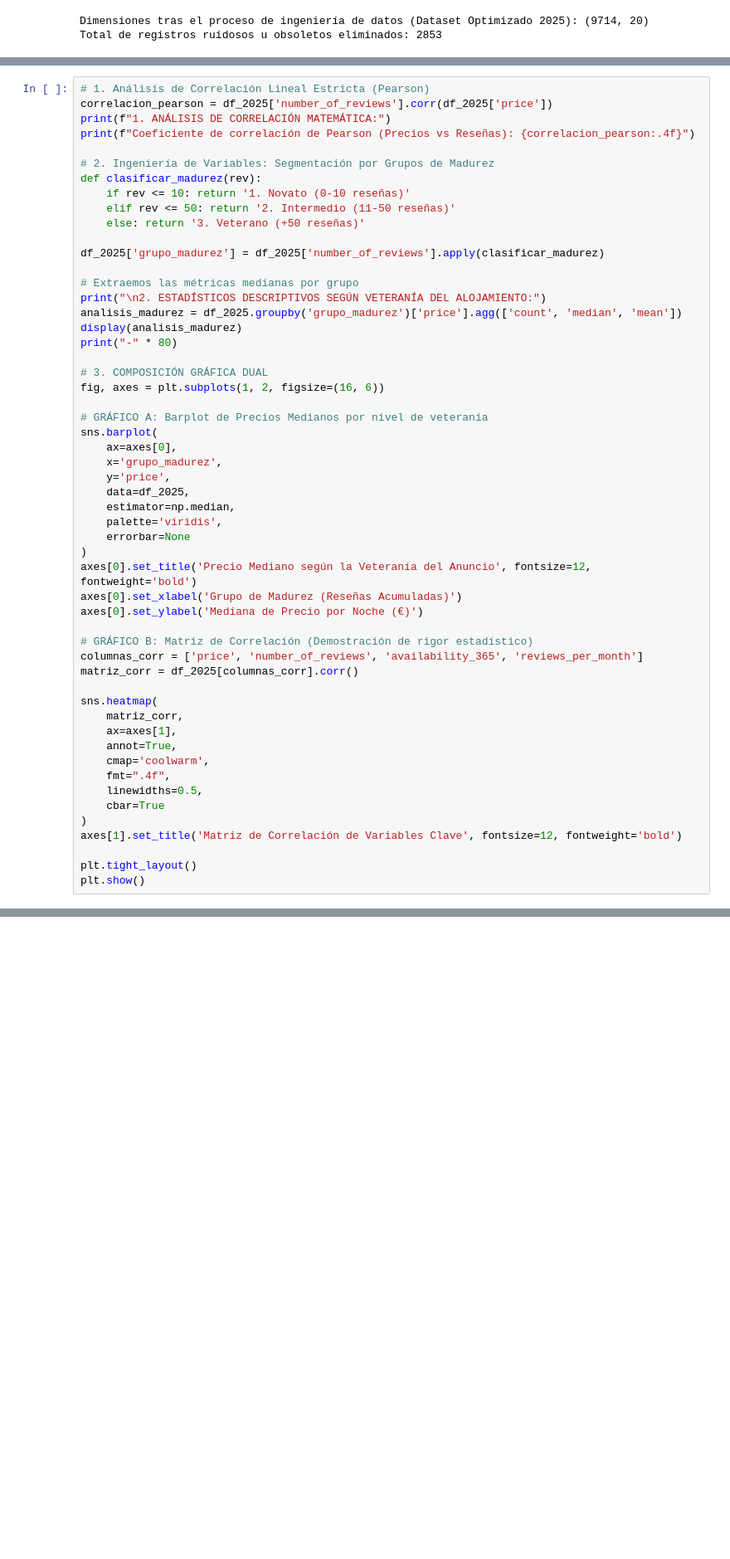
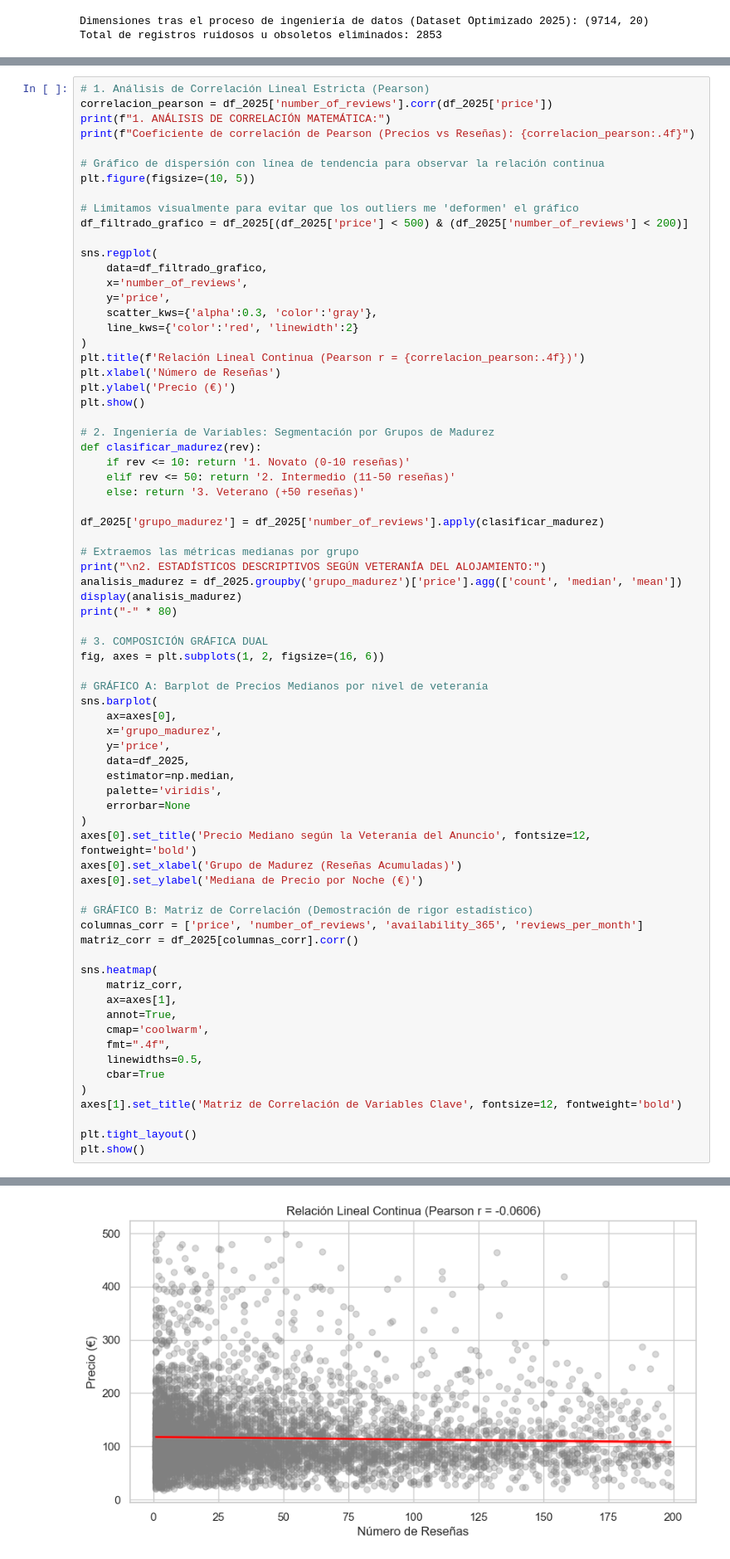
Before and after one commit to MHHsim/Proyect-Break-I, a Jupyter notebook: main.ipynb, the cells around one changed output, grey strips where cells are left out. Shown at 83% size. Drawn from its saved outputs; the diff is of its cells as text; blank space fills up the shorter version.

```diff
--- a/main.ipynb
+++ b/main.ipynb
@@ -272,6 +342,24 @@ Para entender este fenómeno (que contradice la intuición inicial), el análisi
 correlacion_pearson = df_2025['number_of_reviews'].corr(df_2025['price'])
 print(f"1. ANÁLISIS DE CORRELACIÓN MATEMÁTICA:")
 print(f"Coeficiente de correlación de Pearson (Precios vs Reseñas): {correlacion_pearson:.4f}")
+
+# Gráfico de dispersión con línea de tendencia para observar la relación continua
+plt.figure(figsize=(10, 5))
+
+# Limitamos visualmente para evitar que los outliers me 'deformen' el gráfico
+df_filtrado_grafico = df_2025[(df_2025['price'] < 500) & (df_2025['number_of_reviews'] < 200)]
+
+sns.regplot(
+    data=df_filtrado_grafico,
+    x='number_of_reviews',
+    y='price',
+    scatter_kws={'alpha':0.3, 'color':'gray'},
+    line_kws={'color':'red', 'linewidth':2}
+)
+plt.title(f'Relación Lineal Continua (Pearson r = {correlacion_pearson:.4f})')
+plt.xlabel('Número de Reseñas')
+plt.ylabel('Precio (€)')
+plt.show()
 
 # 2. Ingeniería de Variables: Segmentación por Grupos de Madurez
 def clasificar_madurez(rev):
@@ -328,0 +415 @@ Coeficiente de correlación de Pearson (Precios vs Reseñas): -0.0606
+[figure, new version]
```
Also changed, not shown: parts of 14 cells of this notebook.
